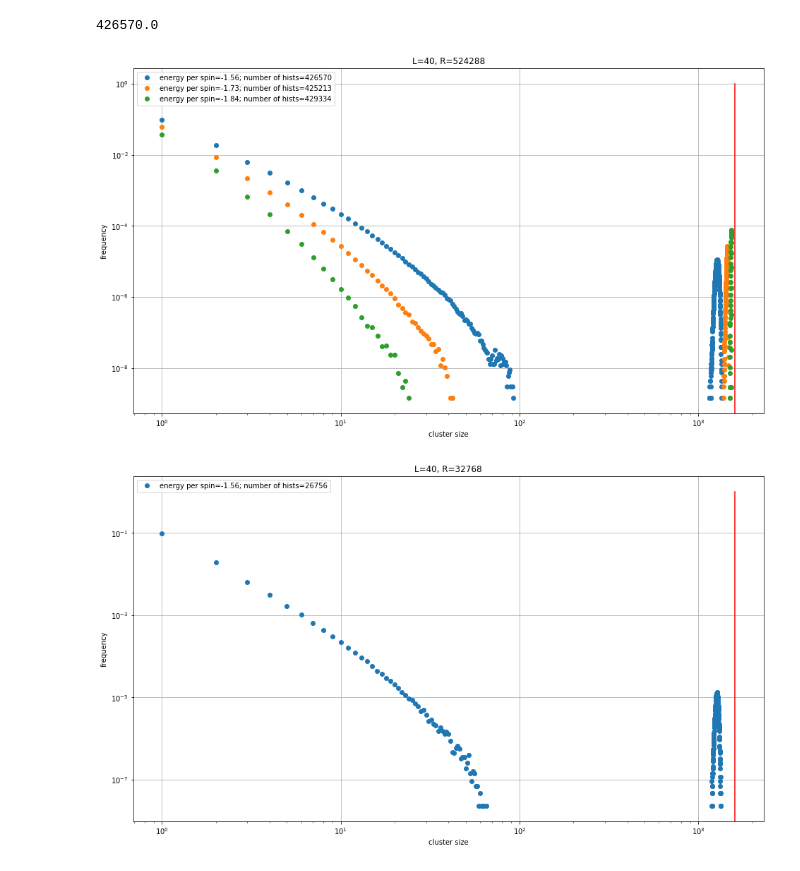
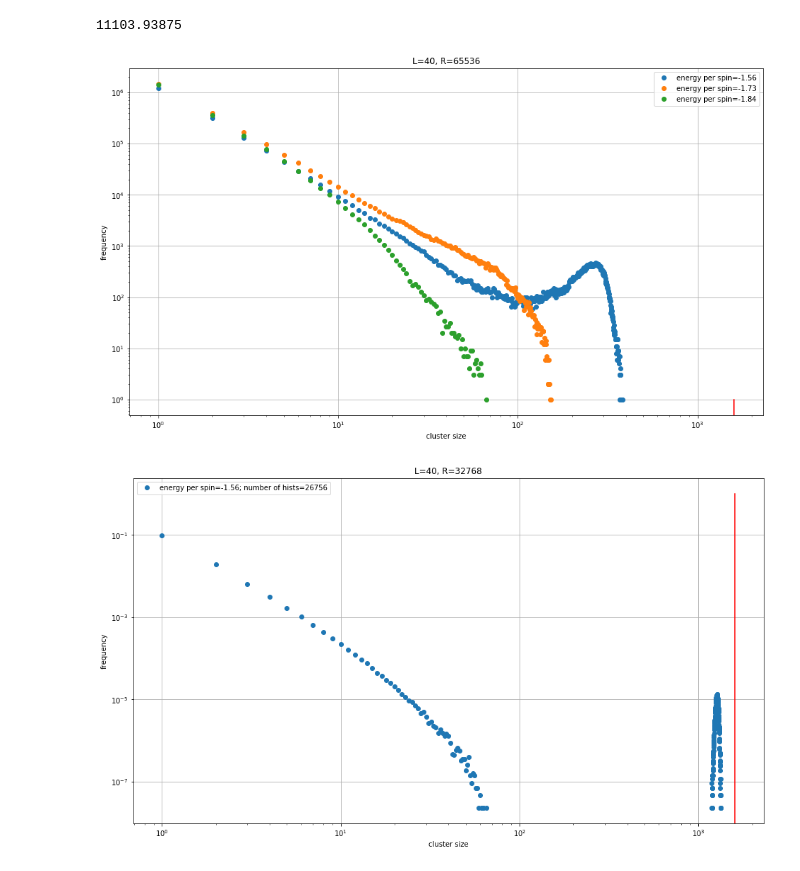
Before and after one commit to MarvelousLim/Potts20Simulation, a Jupyter notebook: Potts20Simulation/parse_ch.ipynb, the cells around one changed output. Cells and saved outputs as stored; diff of their text form; code cells hidden in the pictures.

```diff
--- a/Potts20Simulation/parse_ch.ipynb
+++ b/Potts20Simulation/parse_ch.ipynb
@@ -2,7 +2,7 @@
 import numpy as np, matplotlib.pyplot as plt
 # %%
 data = {}
-for name in ["./datasets/xorwor_L40_R524288_run0ch.txt"]:
+for name in ["./datasets/xorworv2_L40_R65536_run1ch.txt"]:
     with open(name) as f:
         for line in f:
             try:
@@ -28,43 +28,40 @@ N = 40 * 40
 U = -2496
 sum([size * freq for size, freq in data[U].items()]) / N
 # %% [output]
-426570.0
+11103.93875
 # %%
 U = -2496
 N = 40 * 40
 e = U / N
 plt.figure(figsize=(16, 9))
-s = sum([size * freq for size, freq in data[U].items()])
-plt.plot([size for size, freq in data[U].items()], [freq / s for size, freq in data[U].items()], 'o',
-         label="energy per spin={}; number of hists={}".format(e, int(s/N)))
+plt.plot([size for size, freq in data[U].items()], [freq for size, freq in data[U].items()], 'o',
+         label="energy per spin={}".format(e))
 
 
 U = -2768
 e = U / N
 array = data[U]
-s = sum([size * freq for size, freq in data[U].items()])
-plt.plot([size for size, freq in data[U].items()], [freq / s for size, freq in data[U].items()], 'o',
-         label="energy per spin={}; number of hists={}".format(e, int(s/N)))
+plt.plot([size for size, freq in data[U].items()], [freq for size, freq in data[U].items()], 'o',
+         label="energy per spin={}".format(e))
 
 
 U = -2944
 e = U / N
 array = data[U]
-s = sum([size * freq for size, freq in data[U].items()])
-plt.plot([size for size, freq in data[U].items()], [freq / s for size, freq in data[U].items()], 'o',
-         label="energy per spin={}; number of hists={}".format(e, int(s/N)))
+plt.plot([size for size, freq in data[U].items()], [freq for size, freq in data[U].items()], 'o',
+         label="energy per spin={}".format(e))
 
 plt.plot([N, N], [0, 10**0], c='r')
-plt.title("L={}, R={}".format(40, 524288))
+plt.title("L={}, R={}".format(40, 65536))
 plt.yscale("log")
 plt.xscale("log")
 plt.ylabel("frequency")
 plt.xlabel("cluster size")
 plt.legend()
 plt.grid()
 plt.show()
 # %% [output]
-[figure, old version]
+[figure, new version]
 # %%
 U = -2496
 e = U / N
```
Also changed, not shown: 2 other files.
